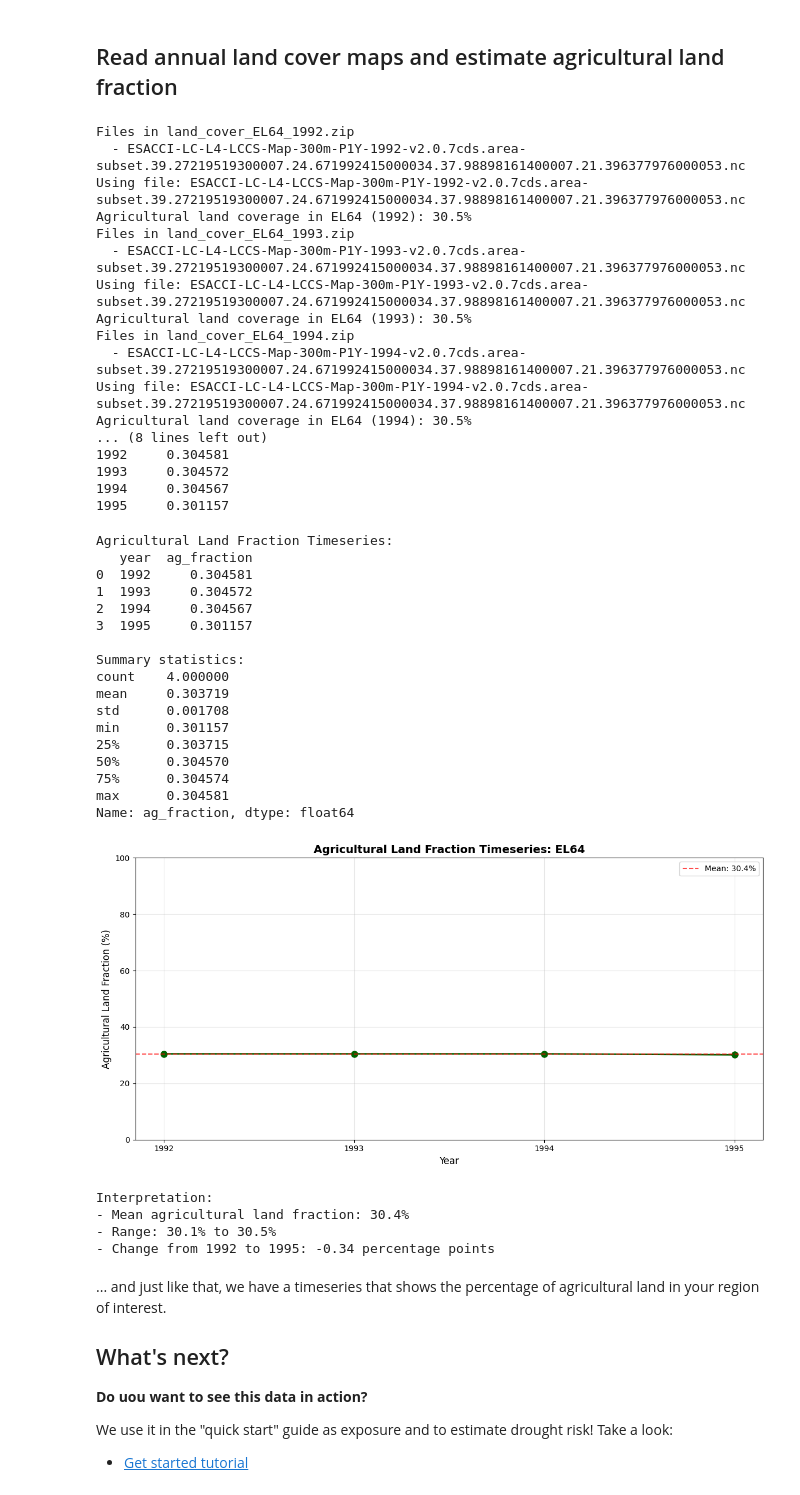
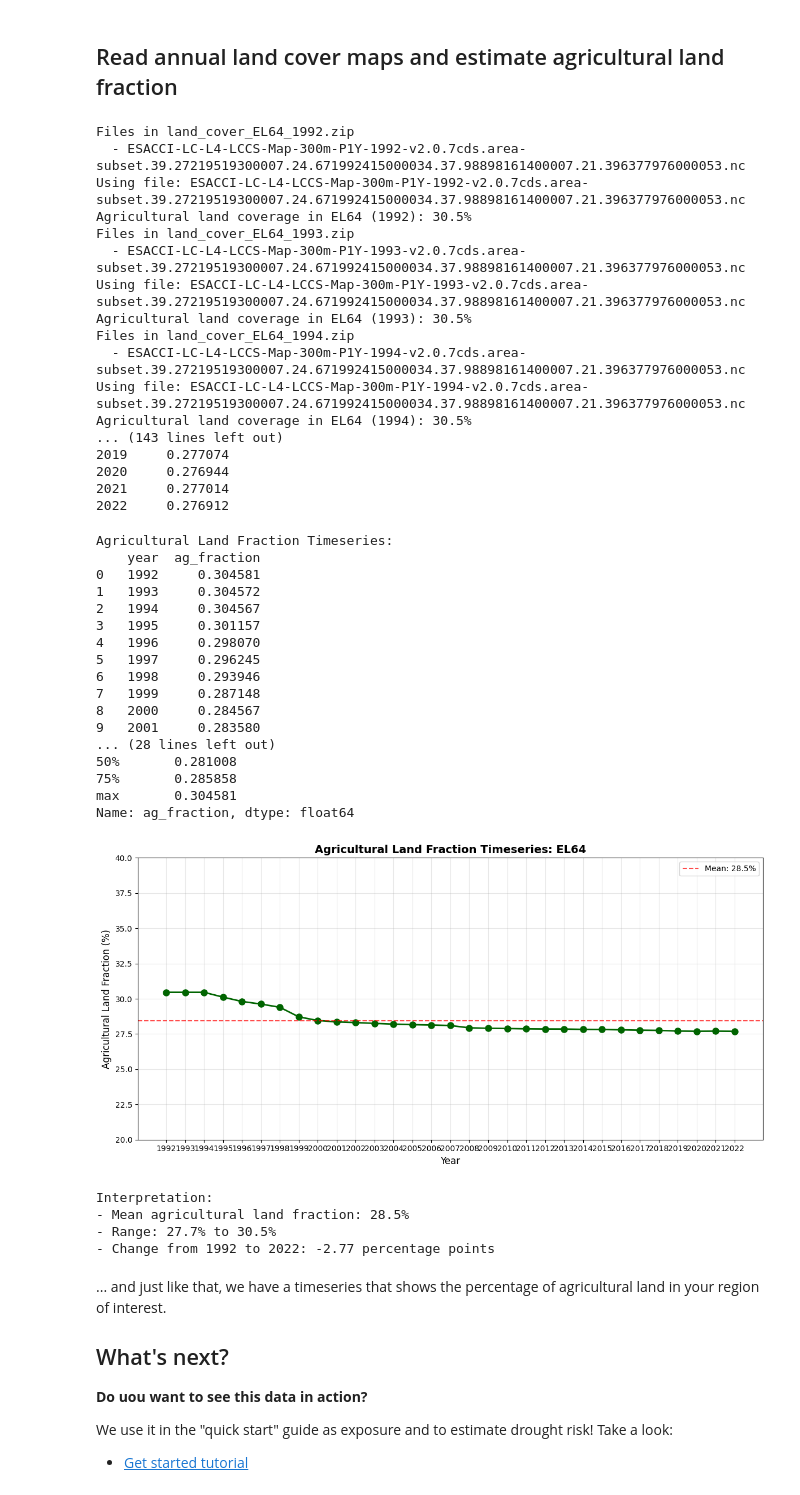
Before and after one commit to ecmwf-training/drought-exposure, a Jupyter notebook: how-to-guides/estimate_agricultural_land.ipynb, the cells around one changed output. Drawn from its saved outputs; the diff is of its cells as text; code cells hidden in the pictures.

Commit message:
feat: processing all years

```diff
--- a/how-to-guides/estimate_agricultural_land.ipynb
+++ b/how-to-guides/estimate_agricultural_land.ipynb
@@ -54,6 +55,11 @@ It contains two versions: version 2.0.7cds provides the land cover for the years
 # %%
 for yyyy in range(1992, 2023):
     print(f"Year {yyyy}: Downloading land cover data...")
+
+    # check if file already exists
+    if (data_dir / f'land_cover_{admin_id}_{yyyy}.zip').exists():
+        print(f"  - File land_cover_{admin_id}_{yyyy}.zip already exists. Skipping download.")
+        continue
 
     if yyyy <= 2015:
         lc_version = "v2_0_7cds"
@@ -180,7 +187,7 @@ plt.show()
 # Initialize list to store results
 ag_data = []
 
-for yyyy in range(1992, 1996):  # Updated to full range
+for yyyy in range(1992, 2023):  # Updated to full range
 
     # Inspect one zip file and read the NetCDF file to get a grid for masking
     with zipfile.ZipFile(data_dir / f'land_cover_{admin_id}_{yyyy}.zip', 'r') as zip_ref:
@@ -245,11 +252,11 @@ Files in land_cover_EL64_1994.zip
   - ESACCI-LC-L4-LCCS-Map-300m-P1Y-1994-v2.0.7cds.area-subset.39.27219519300007.24.671992415000034.37.98898161400007.21.396377976000053.nc
 Using file: ESACCI-LC-L4-LCCS-Map-300m-P1Y-1994-v2.0.7cds.area-subset.39.27219519300007.24.671992415000034.37.98898161400007.21.396377976000053.nc
 Agricultural land coverage in EL64 (1994): 30.5%
-... (8 lines left out)
-1992     0.304581
-1993     0.304572
-1994     0.304567
-1995     0.301157
+... (143 lines left out)
+2019     0.277074
+2020     0.276944
+2021     0.277014
+2022     0.276912
 # %%
 # Read the CSV data
 ag_data_df = pd.read_csv(output_file)
@@ -261,21 +268,21 @@ print(f"\nSummary statistics:")
 print(ag_data_df['ag_fraction'].describe())
 # %% [output]
 Agricultural Land Fraction Timeseries:
-   year  ag_fraction
-0  1992     0.304581
-1  1993     0.304572
-2  1994     0.304567
-3  1995     0.301157
-
-Summary statistics:
-count    4.000000
-mean     0.303719
-std      0.001708
-min      0.301157
-25%      0.303715
-50%      0.304570
-75%      0.304574
-max      0.304581
+    year  ag_fraction
+0   1992     0.304581
+1   1993     0.304572
+2   1994     0.304567
+3   1995     0.301157
+4   1996     0.298070
+5   1997     0.296245
+6   1998     0.293946
+7   1999     0.287148
+8   2000     0.284567
+9   2001     0.283580
+... (28 lines left out)
+50%       0.281008
+75%       0.285858
+max       0.304581
 Name: ag_fraction, dtype: float64
 # %%
 # Visualize the agricultural land fraction over time
@@ -284,39 +291,39 @@ fig, ax = plt.subplots(figsize=(12, 6))
 # Plot the timeseries
 ax.plot(ag_data_df['year'], ag_data_df['ag_fraction'] * 100,
         marker='o', linewidth=2, markersize=8, color='darkgreen')
 
 ax.set_title(f'Agricultural Land Fraction Timeseries: {admin_id}',
              fontsize=14, fontweight='bold')
 ax.set_xlabel('Year', fontsize=12)
 ax.set_ylabel('Agricultural Land Fraction (%)', fontsize=12)
 ax.grid(True, alpha=0.3)
-ax.set_ylim(bottom=0, top=100)
+ax.set_ylim(bottom=20, top=40)
 
 # Set x-axis to show only full years
 ax.set_xticks(ag_data_df['year'].values)
 ax.set_xticklabels(ag_data_df['year'].values.astype(int))
 
 # Add mean line
 mean_fraction = ag_data_df['ag_fraction'].mean() * 100
 ax.axhline(y=mean_fraction, color='red', linestyle='--',
            label=f'Mean: {mean_fraction:.1f}%', alpha=0.7)
 ax.legend()
 
 plt.tight_layout()
 plt.show()
 
 # Print interpretation
 print(f"\nInterpretation:")
 print(f"- Mean agricultural land fraction: {ag_data_df['ag_fraction'].mean()*100:.1f}%")
 print(f"- Range: {ag_data_df['ag_fraction'].min()*100:.1f}% to {ag_data_df['ag_fraction'].max()*100:.1f}%")
 change = (ag_data_df['ag_fraction'].iloc[-1] - ag_data_df['ag_fraction'].iloc[0]) * 100
 print(f"- Change from {ag_data_df['year'].iloc[0]} to {ag_data_df['year'].iloc[-1]}: {change:+.2f} percentage points")
 # %% [output]
-[figure, old version]
+[figure, new version]
 Interpretation:
-- Mean agricultural land fraction: 30.4%
-- Range: 30.1% to 30.5%
-- Change from 1992 to 1995: -0.34 percentage points
+- Mean agricultural land fraction: 28.5%
+- Range: 27.7% to 30.5%
+- Change from 1992 to 2022: -2.77 percentage points
 # %% [markdown]
 ... and just like that, we have a timeseries that shows the percentage of agricultural land in your region of interest.
 
```
Also changed, not shown: parts of 3 cells of this notebook.
